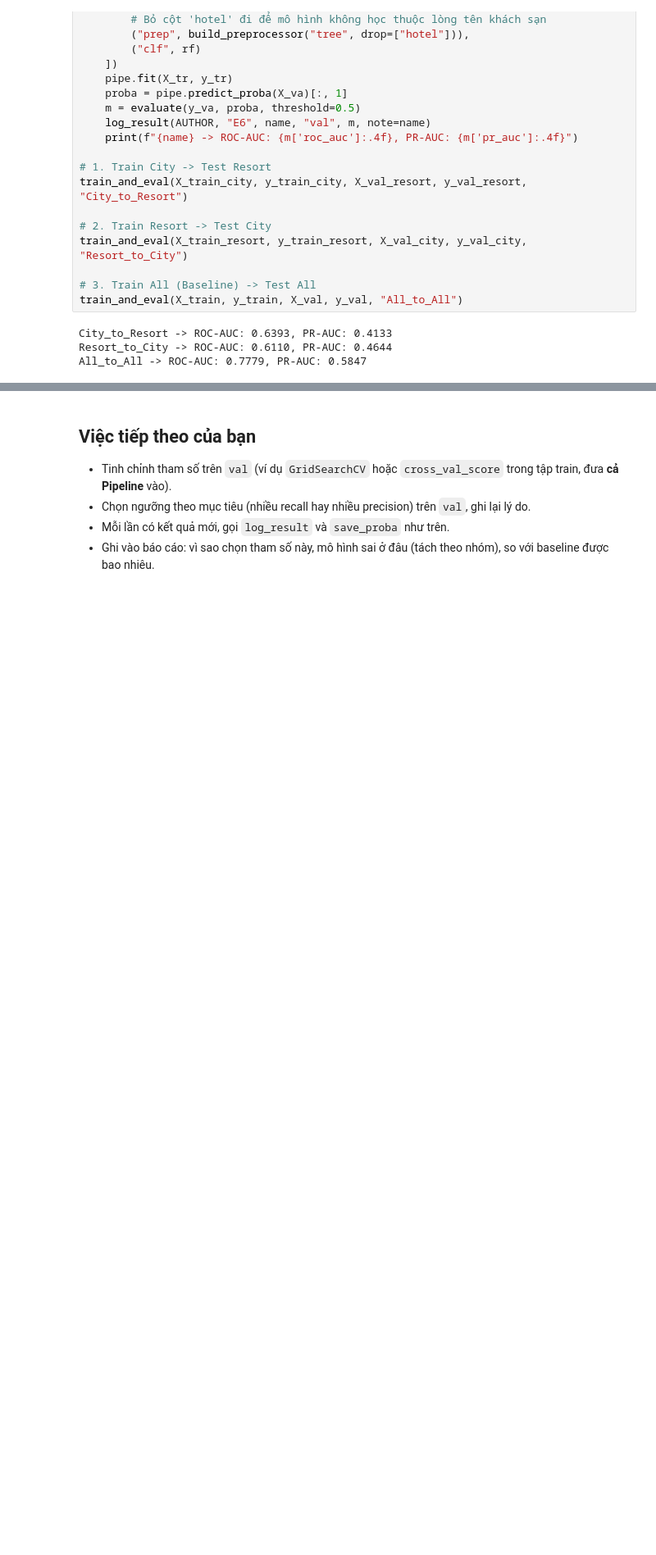
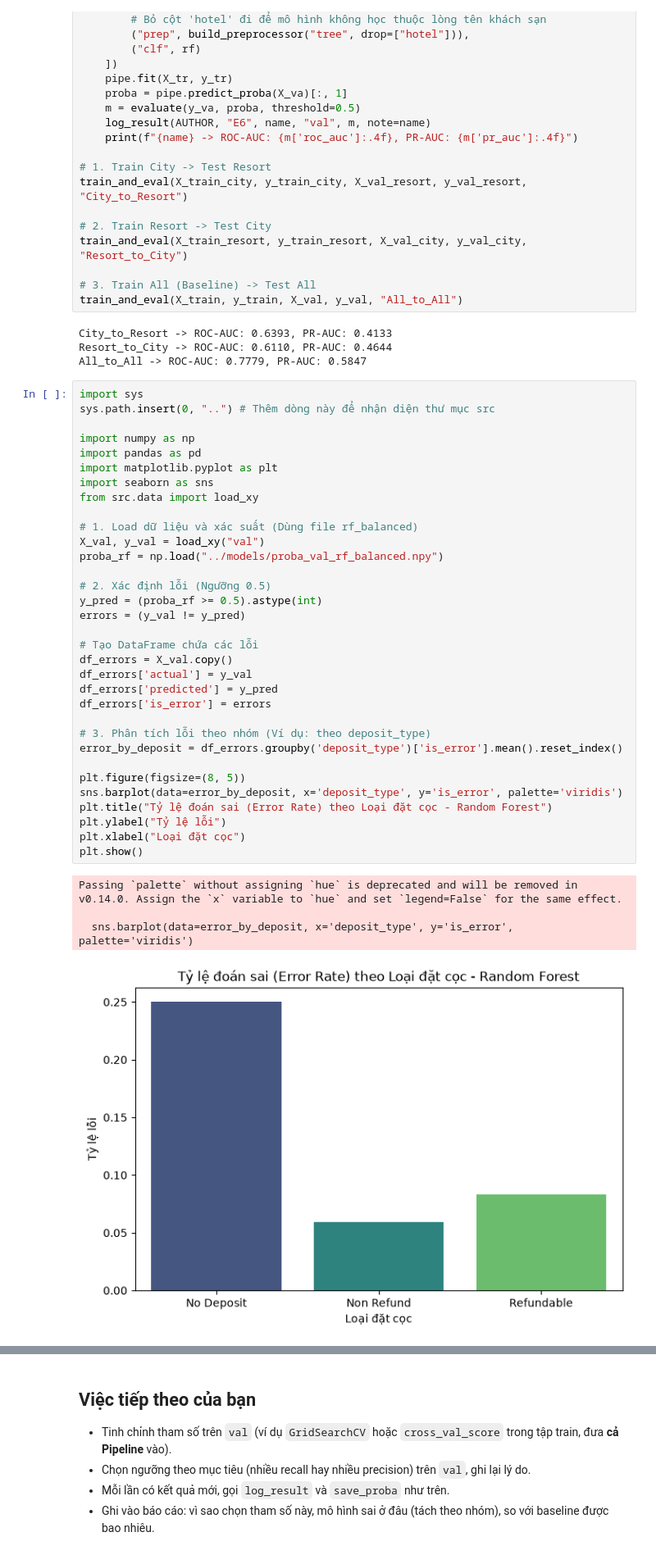
Before and after one commit to MTuan1510/SmartStay-AI---Intelligent-Hotel-Booking-Cancellation-Prediction, a Jupyter notebook: notebooks/04_models_nguoi2.ipynb, the cells around one changed output, grey strips where cells are left out. Shown at 82% size. Saved outputs shown, nothing was run; the diff lists cells and outputs as text; blank space fills up the shorter version.

Commit message:
xong e9 phân tích lỗi

```diff
--- a/notebooks/04_models_nguoi2.ipynb
+++ b/notebooks/04_models_nguoi2.ipynb
@@ -303,3 +303,41 @@ train_and_eval(X_train, y_train, X_val, y_val, "All_to_All")
 City_to_Resort -> ROC-AUC: 0.6393, PR-AUC: 0.4133
 Resort_to_City -> ROC-AUC: 0.6110, PR-AUC: 0.4644
 All_to_All -> ROC-AUC: 0.7779, PR-AUC: 0.5847
+# %%
+import sys
+sys.path.insert(0, "..") # Thêm dòng này để nhận diện thư mục src
+
+import numpy as np
+import pandas as pd
+import matplotlib.pyplot as plt
+import seaborn as sns
+from src.data import load_xy
+
+# 1. Load dữ liệu và xác suất (Dùng file rf_balanced)
+X_val, y_val = load_xy("val")
+proba_rf = np.load("../models/proba_val_rf_balanced.npy")
+
+# 2. Xác định lỗi (Ngưỡng 0.5)
+y_pred = (proba_rf >= 0.5).astype(int)
+errors = (y_val != y_pred)
+
+# Tạo DataFrame chứa các lỗi
+df_errors = X_val.copy()
+df_errors['actual'] = y_val
+df_errors['predicted'] = y_pred
+df_errors['is_error'] = errors
+
+# 3. Phân tích lỗi theo nhóm (Ví dụ: theo deposit_type)
+error_by_deposit = df_errors.groupby('deposit_type')['is_error'].mean().reset_index()
+
+plt.figure(figsize=(8, 5))
+sns.barplot(data=error_by_deposit, x='deposit_type', y='is_error', palette='viridis')
+plt.title("Tỷ lệ đoán sai (Error Rate) theo Loại đặt cọc - Random Forest")
+plt.ylabel("Tỷ lệ lỗi")
+plt.xlabel("Loại đặt cọc")
+plt.show()
+# %% [output]
+Passing `palette` without assigning `hue` is deprecated and will be removed in v0.14.0. Assign the `x` variable to `hue` and set `legend=False` for the same effect.
+
+  sns.barplot(data=error_by_deposit, x='deposit_type', y='is_error', palette='viridis')
+[figure, added]
```
Also changed, not shown: parts of 1 cell of this notebook.
